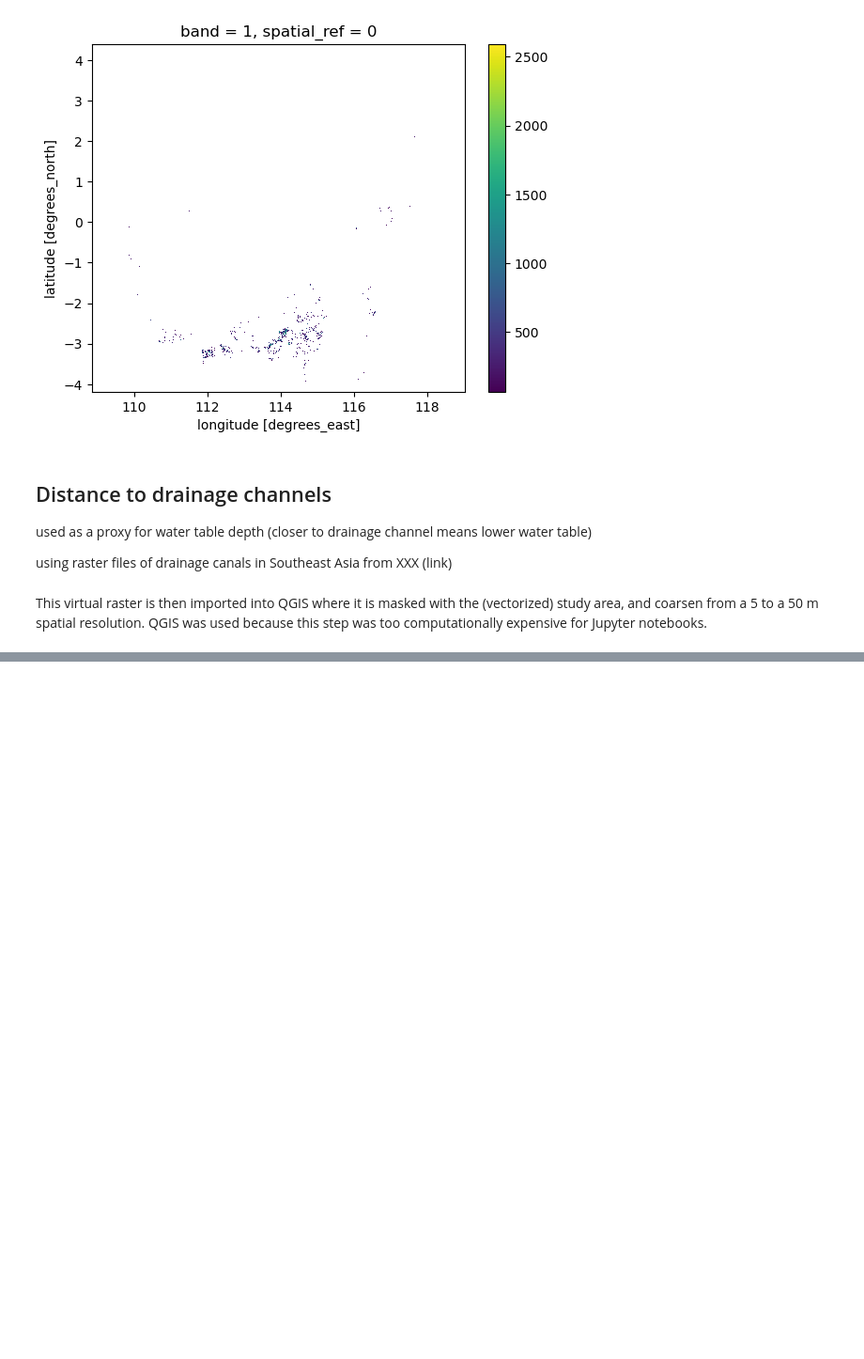
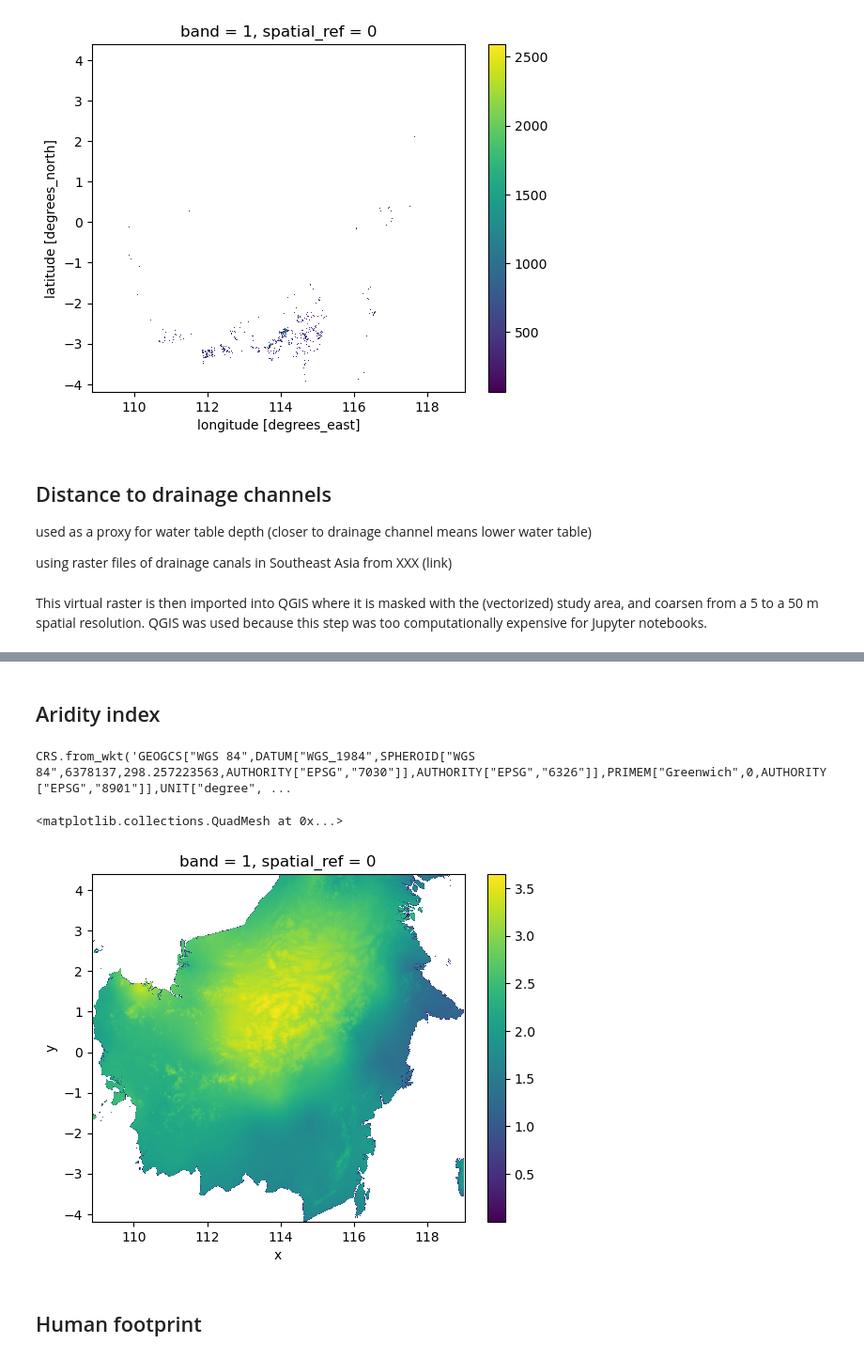
Before and after one commit to ninorp55/tropical-peat-post-fire-vegetation-recovery, a Jupyter notebook: 3_predictor_layers.ipynb, the cells around one changed output, grey strips where cells are left out. Shown at 94% size. Drawn from its saved outputs; the diff is of its cells as text; code cells hidden in the pictures; blank space fills up the shorter version.

```diff
--- a/3_predictor_layers.ipynb
+++ b/3_predictor_layers.ipynb
@@ -223,0 +223,25 @@ dist_da_reproj.rio.to_raster('output-data/predictor-layers/drainage-dist.tif')
+# %% [markdown]
+## Aridity index
+# %%
+# load
+global_ai = rxr.open_rasterio('input-data/Global-AI_ET0__annual_v3_1/ai_v31_yr.tif')
+# %%
+global_ai.rio.crs
+# %% [output]
+CRS.from_wkt('GEOGCS["WGS 84",DATUM["WGS_1984",SPHEROID["WGS 84",6378137,298.257223563,AUTHORITY["EPSG","7030"]],AUTHORITY["EPSG","6326"]],PRIMEM["Greenwich",0,AUTHORITY["EPSG","8901"]],UNIT["degree", ...
+# %%
+# crop
+ai_kalimantan = sel_bounds(global_ai, study_area)
+
+# apply scale factor to obtain correct units
+ai_kalimantan = ai_kalimantan * 0.0001
+
+# reproject
+ai_kalimantan_reproj = ai_kalimantan.rio.reproject_match(
+    study_area,
+    resampling=Resampling.bilinear)
+# %%
+xr.where(ai_kalimantan_reproj == 0, np.nan, ai_kalimantan_reproj).plot()
+# %% [output]
+<matplotlib.collections.QuadMesh at 0x...>
+[figure, added]
@@ -223,0 +251,2 @@ dist_da_reproj.rio.to_raster('output-data/predictor-layers/drainage-dist.tif')
+# %% [markdown]
+## Human footprint
```
Also changed, not shown: parts of 26 cells of this notebook, 4 other files.
